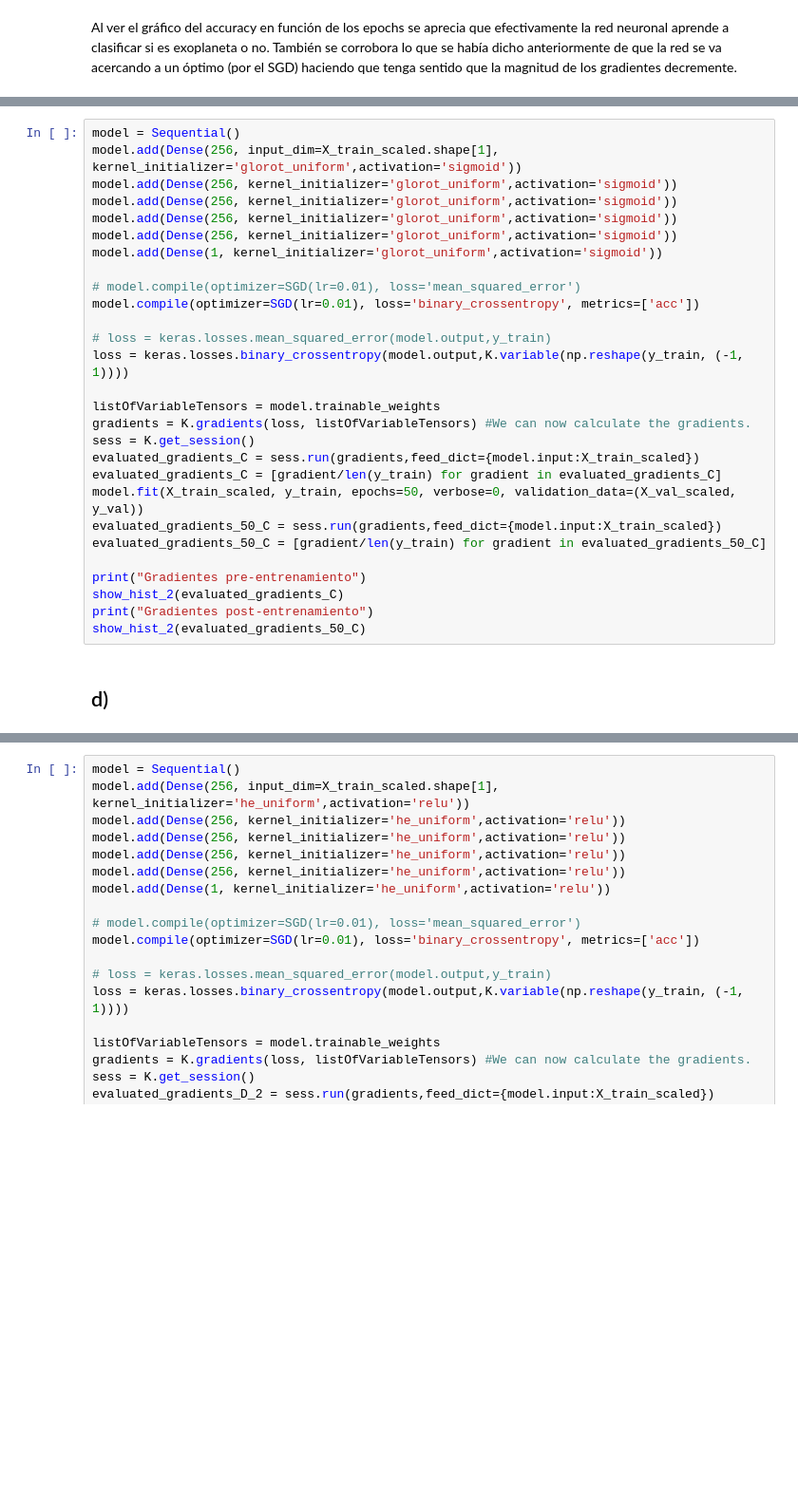
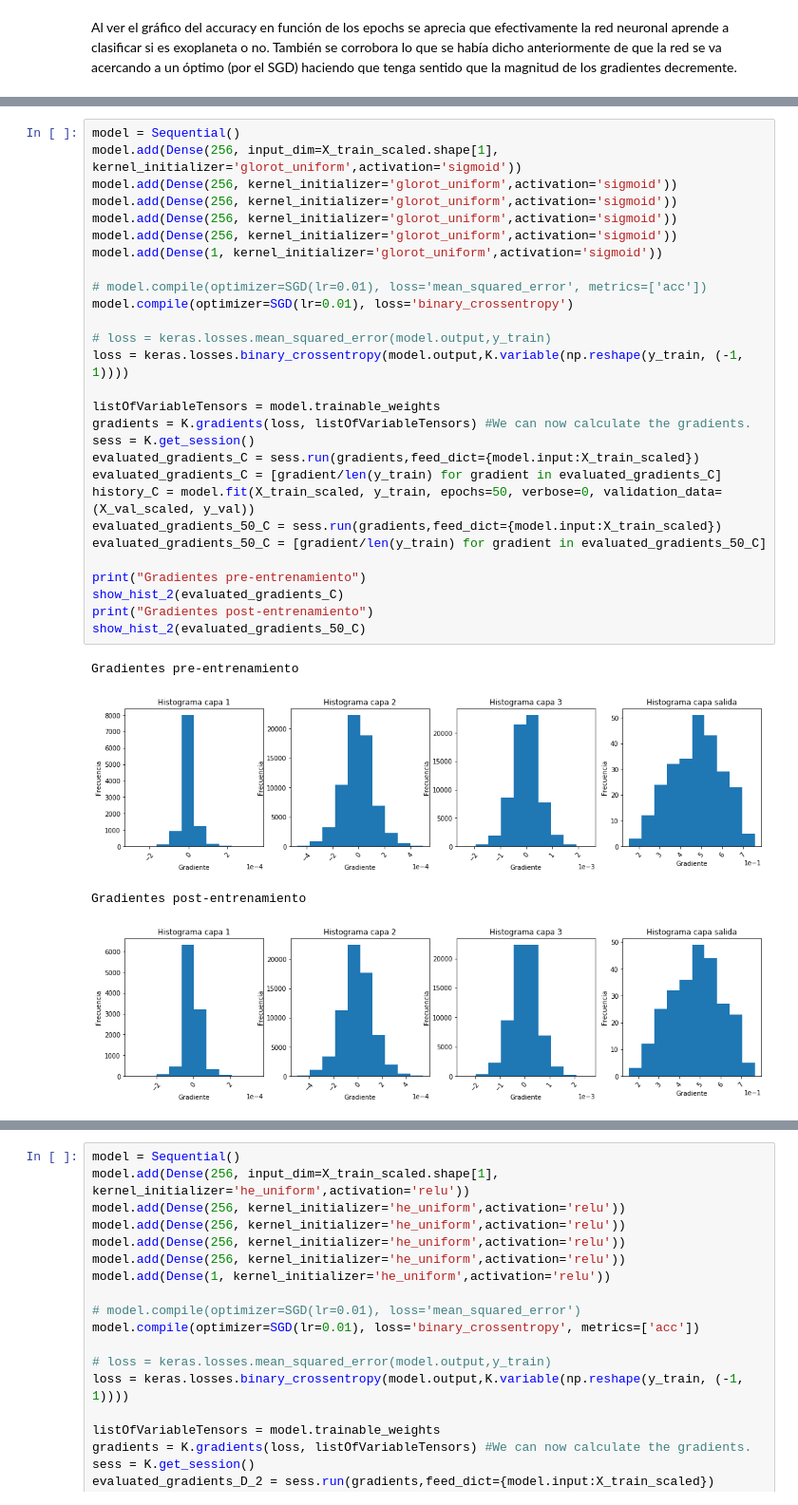
Before and after one commit to Umauro/ANN-T1, a Jupyter notebook: Pregunta 2.ipynb, the cells around one changed output, grey strips where cells are left out. Shown: that part at 95% size. Saved outputs shown, nothing was run; the diff lists cells and outputs as text; blank space fills up the shorter version.

```diff
--- a/Pregunta 2.ipynb
+++ b/Pregunta 2.ipynb
@@ -269,30 +286,33 @@ show_hist_2(evaluated_gradients_50_B)
 # %%
 model = Sequential()
 model.add(Dense(256, input_dim=X_train_scaled.shape[1], kernel_initializer='glorot_uniform',activation='sigmoid'))
 model.add(Dense(256, kernel_initializer='glorot_uniform',activation='sigmoid'))
 model.add(Dense(256, kernel_initializer='glorot_uniform',activation='sigmoid'))
 model.add(Dense(256, kernel_initializer='glorot_uniform',activation='sigmoid'))
 model.add(Dense(256, kernel_initializer='glorot_uniform',activation='sigmoid'))
 model.add(Dense(1, kernel_initializer='glorot_uniform',activation='sigmoid'))
 
-# model.compile(optimizer=SGD(lr=0.01), loss='mean_squared_error')
-model.compile(optimizer=SGD(lr=0.01), loss='binary_crossentropy', metrics=['acc'])
+# model.compile(optimizer=SGD(lr=0.01), loss='mean_squared_error', metrics=['acc'])
+model.compile(optimizer=SGD(lr=0.01), loss='binary_crossentropy')
 
 # loss = keras.losses.mean_squared_error(model.output,y_train)
 loss = keras.losses.binary_crossentropy(model.output,K.variable(np.reshape(y_train, (-1, 1))))
 
 listOfVariableTensors = model.trainable_weights
 gradients = K.gradients(loss, listOfVariableTensors) #We can now calculate the gradients.
 sess = K.get_session()
 evaluated_gradients_C = sess.run(gradients,feed_dict={model.input:X_train_scaled})
 evaluated_gradients_C = [gradient/len(y_train) for gradient in evaluated_gradients_C]
-model.fit(X_train_scaled, y_train, epochs=50, verbose=0, validation_data=(X_val_scaled, y_val))
+history_C = model.fit(X_train_scaled, y_train, epochs=50, verbose=0, validation_data=(X_val_scaled, y_val))
 evaluated_gradients_50_C = sess.run(gradients,feed_dict={model.input:X_train_scaled})
 evaluated_gradients_50_C = [gradient/len(y_train) for gradient in evaluated_gradients_50_C]
 
 print("Gradientes pre-entrenamiento")
 show_hist_2(evaluated_gradients_C)
 print("Gradientes post-entrenamiento")
 show_hist_2(evaluated_gradients_50_C)
+# %% [output]
+Gradientes pre-entrenamiento
+[figure, added]
+Gradientes post-entrenamiento
+[figure, added]
-# %% [markdown]
-## d)
```
Also changed, not shown: parts of 16 cells of this notebook.
